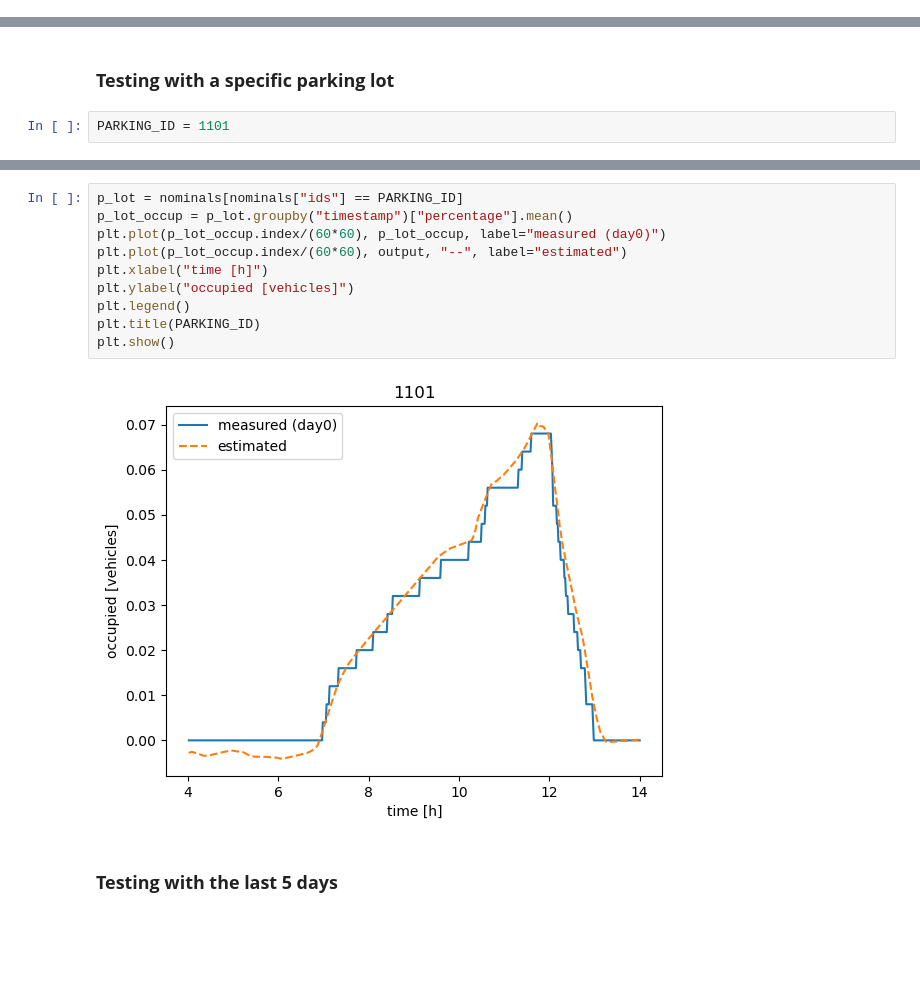
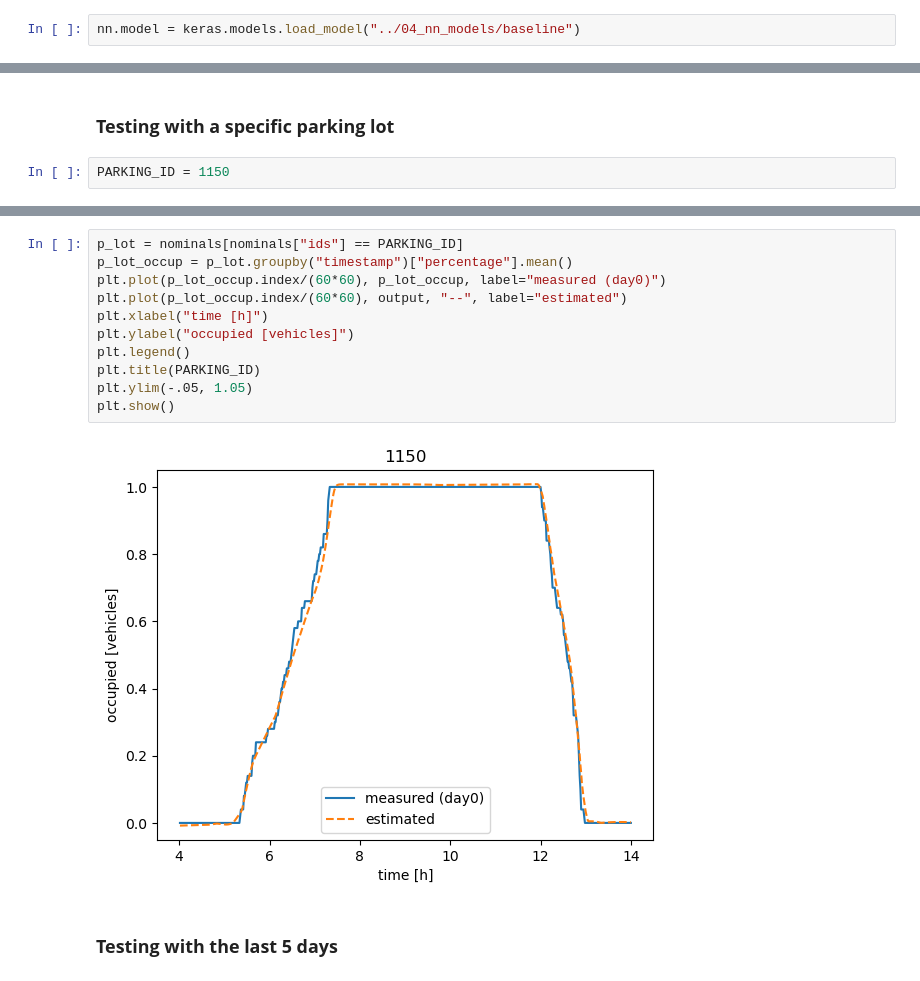
Before and after one commit to alelevente/sumo_sec, a Jupyter notebook: 03_src/04_baseline_nn.ipynb, the cells around one changed output, grey strips where cells are left out. Saved outputs shown, nothing was run; the diff lists cells and outputs as text; blank space fills up the shorter version.

```diff
--- a/03_src/04_baseline_nn.ipynb
+++ b/03_src/04_baseline_nn.ipynb
@@ -160,6 +149,8 @@ nn.model.save("../04_nn_models/baseline")
 INFO:tensorflow:Assets written to: ../04_nn_models/baseline/assets
 # %% [markdown]
 ## **Testing**
+# %%
+nn.model = keras.models.load_model("../04_nn_models/baseline")
 # %%
 import matplotlib.pyplot as plt
 # %%
@@ -175,7 +166,7 @@ Text(0.5, 1.0, 'Learning curves')
 # %% [markdown]
 ### **Testing with a specific parking lot**
 # %%
-PARKING_ID = 1101
+PARKING_ID = 1150
 # %%
 id_list = PARKING_ID_LIST
 
@@ -195,15 +186,16 @@ output = utils.de_standardize(output, MEAN, STD)
 # %%
 p_lot = nominals[nominals["ids"] == PARKING_ID]
 p_lot_occup = p_lot.groupby("timestamp")["percentage"].mean()
 plt.plot(p_lot_occup.index/(60*60), p_lot_occup, label="measured (day0)")
 plt.plot(p_lot_occup.index/(60*60), output, "--", label="estimated")
 plt.xlabel("time [h]")
 plt.ylabel("occupied [vehicles]")
 plt.legend()
 plt.title(PARKING_ID)
+plt.ylim(-.05, 1.05)
 plt.show()
 # %% [output]
-[figure, old version]
+[figure, new version]
 # %% [markdown]
 ### **Testing with the last 5 days**
 # %%
```
Also changed, not shown: parts of 3 cells of this notebook, 1 other file.
